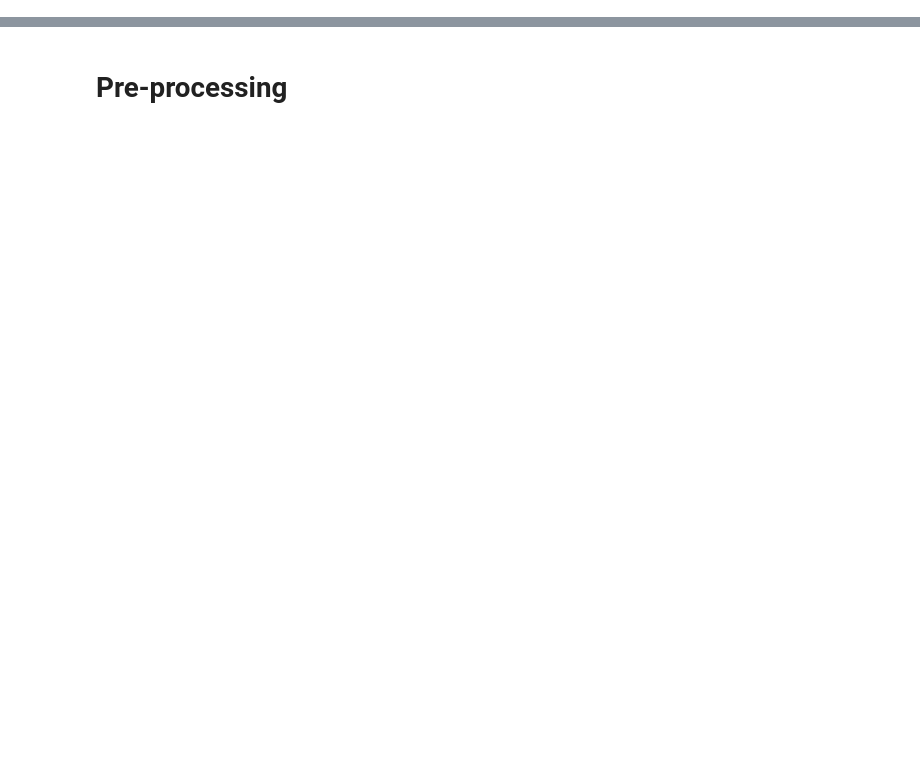
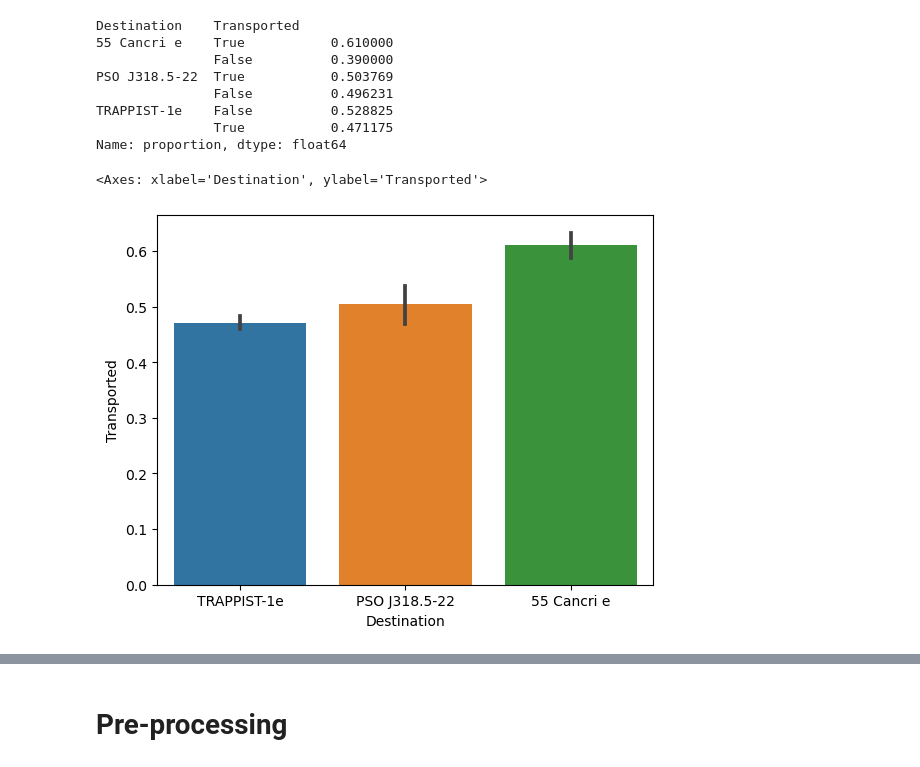
Before and after one commit to usu-wallace/CS4320_Group_Project_01, a Jupyter notebook: working/CS4320_GroupProject.ipynb, the cells around one changed output, grey strips where cells are left out. Drawn from its saved outputs; the diff is of its cells as text; code cells hidden in the pictures; blank space fills up the shorter version.

```diff
--- a/working/CS4320_GroupProject.ipynb
+++ b/working/CS4320_GroupProject.ipynb
@@ -24,0 +99,14 @@ def dummy_submit():
+# %%
+print(train_df.groupby("Destination")["Transported"].value_counts(normalize=True))
+sns.barplot(x="Destination", y="Transported", data=train_df)
+# %% [output]
+Destination    Transported
+55 Cancri e    True           0.610000
+               False          0.390000
+PSO J318.5-22  True           0.503769
+               False          0.496231
+TRAPPIST-1e    False          0.528825
+               True           0.471175
+Name: proportion, dtype: float64
+<Axes: xlabel='Destination', ylabel='Transported'>
+[figure, added]
```
Also changed, not shown: parts of 33 cells of this notebook.
